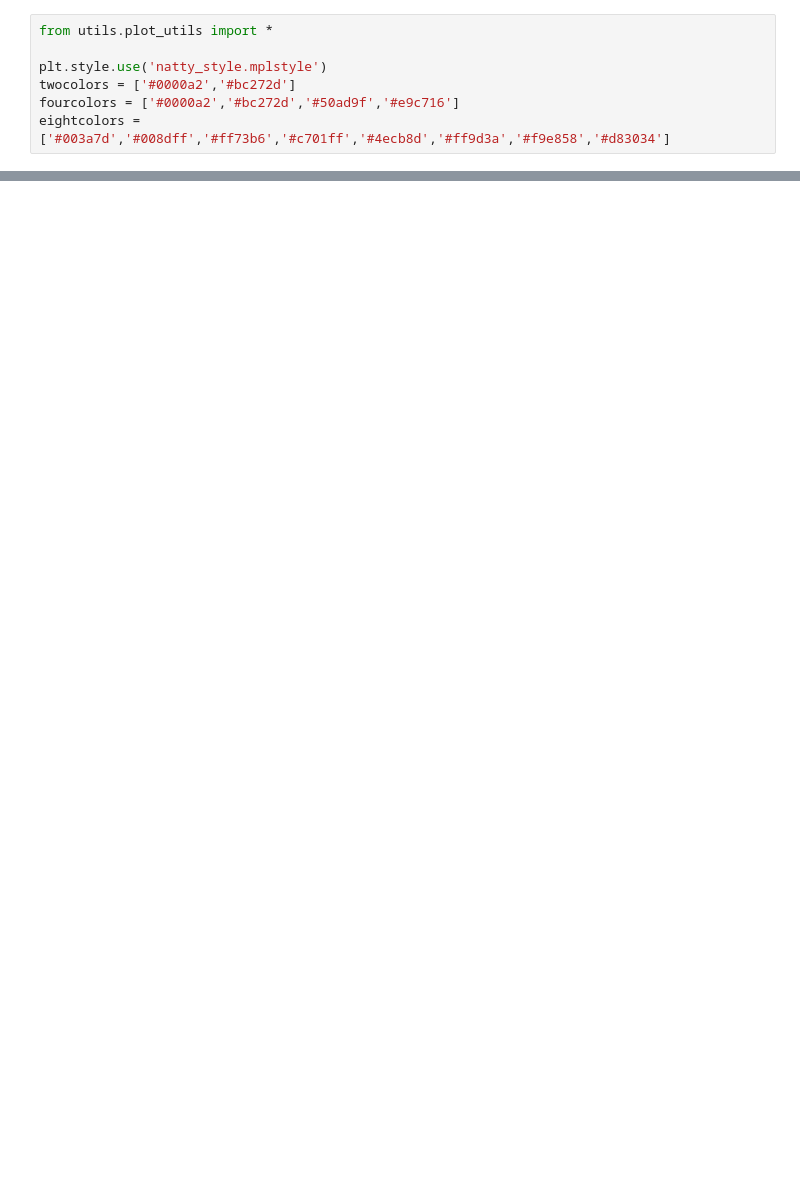
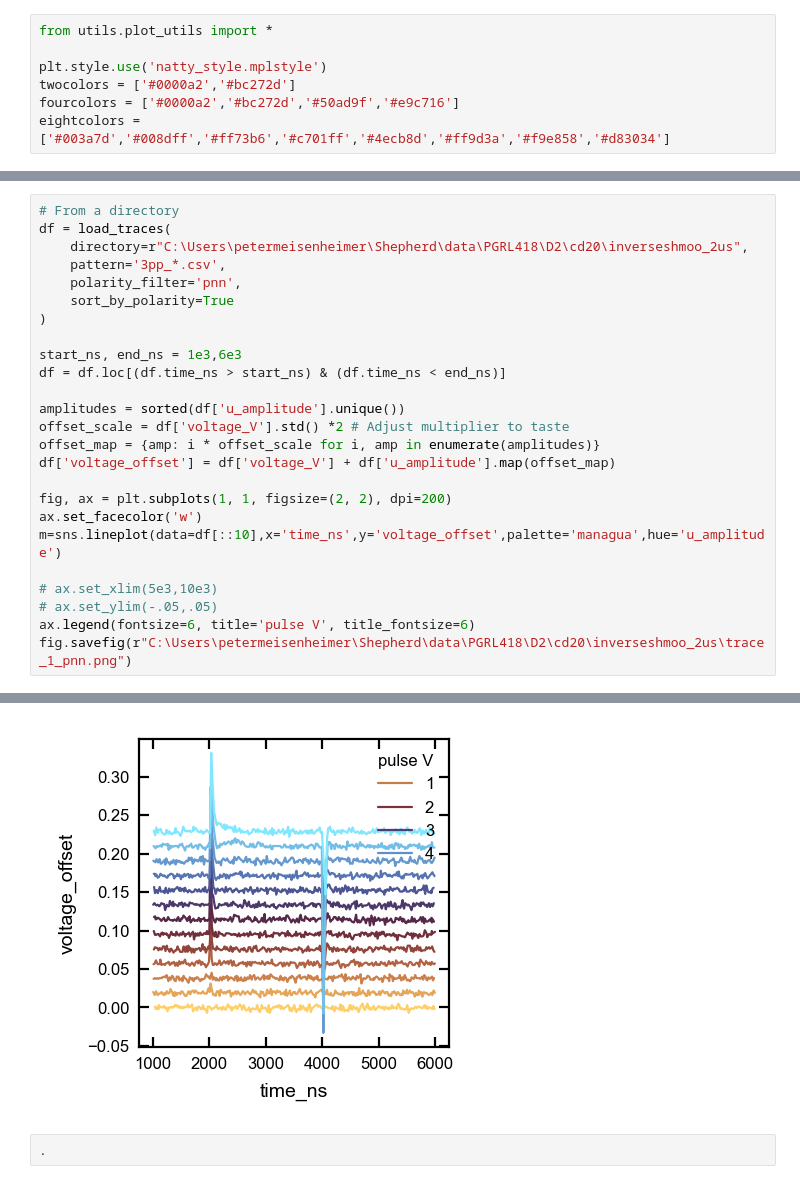
Before and after one commit to meisep/Shepherd_0.1, a Jupyter notebook: plotting_master.ipynb, the cells around one changed output, grey strips where cells are left out. Saved outputs shown, nothing was run; the diff lists cells and outputs as text; blank space fills up the shorter version.

```diff
--- a/plotting_master.ipynb
+++ b/plotting_master.ipynb
@@ -159,0 +206,26 @@ Saved: C:\Users\petermeisenheimer\Shepherd\data\SGC91-0\combined_shmoo_.png
+# %%
+# From a directory
+df = load_traces(
+    directory=r"C:\Users\petermeisenheimer\Shepherd\data\PGRL418\D2\cd20\inverseshmoo_2us",
+    pattern='3pp_*.csv',
+    polarity_filter='pnn',
+    sort_by_polarity=True
+)
+
+start_ns, end_ns = 1e3,6e3
+df = df.loc[(df.time_ns > start_ns) & (df.time_ns < end_ns)]
+
+amplitudes = sorted(df['u_amplitude'].unique())
+offset_scale = df['voltage_V'].std() *2 # Adjust multiplier to taste
+offset_map = {amp: i * offset_scale for i, amp in enumerate(amplitudes)}
+df['voltage_offset'] = df['voltage_V'] + df['u_amplitude'].map(offset_map)
+
+fig, ax = plt.subplots(1, 1, figsize=(2, 2), dpi=200)
+ax.set_facecolor('w')
+m=sns.lineplot(data=df[::10],x='time_ns',y='voltage_offset',palette='managua',hue='u_amplitude')
+
+# ax.set_xlim(5e3,10e3)
+# ax.set_ylim(-.05,.05)
+ax.legend(fontsize=6, title='pulse V', title_fontsize=6)
+fig.savefig(r"C:\Users\petermeisenheimer\Shepherd\data\PGRL418\D2\cd20\inverseshmoo_2us\trace_1_pnn.png")
+# %% [output]
@@ -159,0 +245,3 @@ Saved: C:\Users\petermeisenheimer\Shepherd\data\SGC91-0\combined_shmoo_.png
+[figure, added]
+# %%
+.
```
Also changed, not shown: parts of 4 cells of this notebook, 1 other file.
